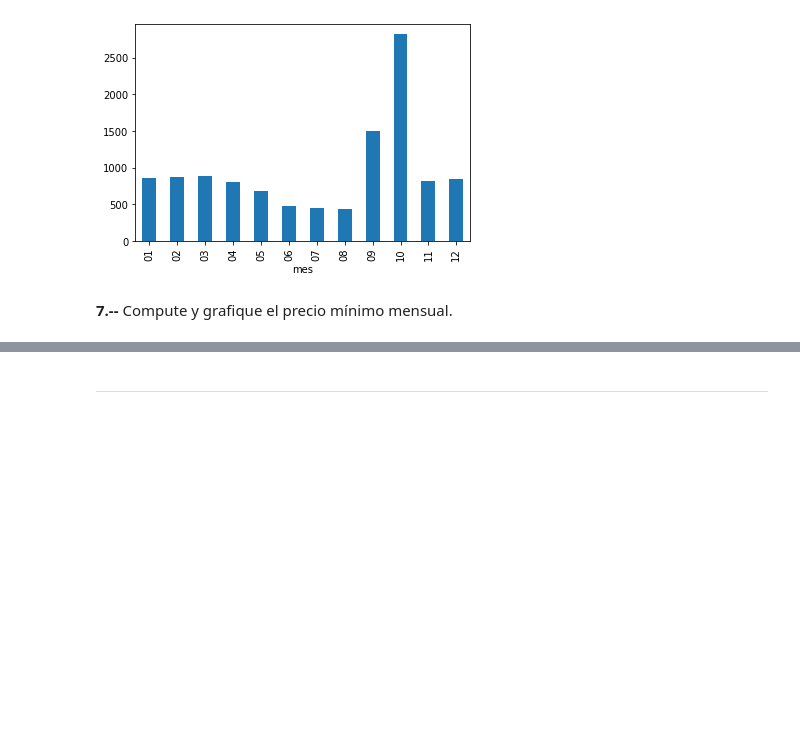
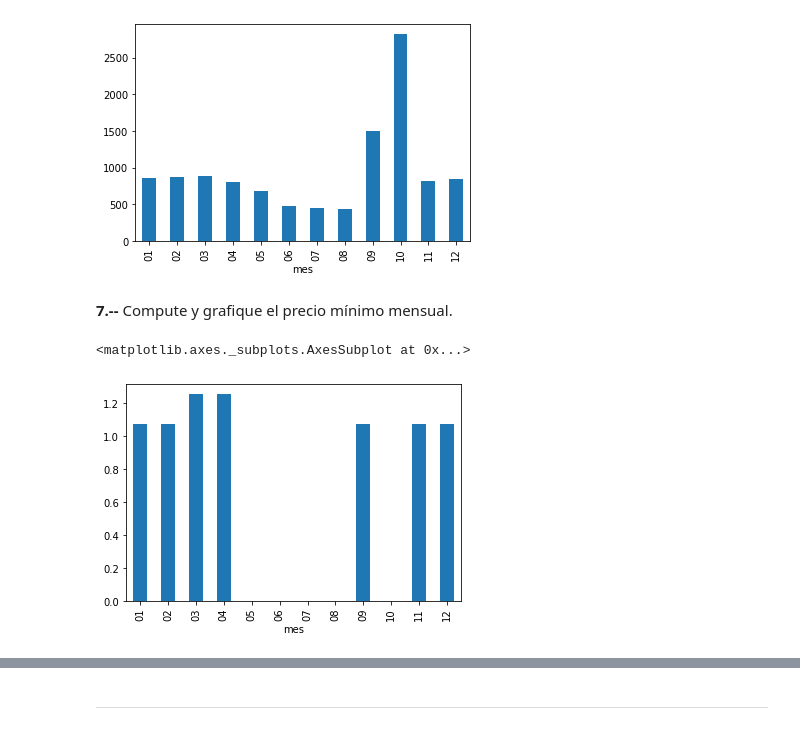
Before and after one commit to cda-2019-01/lab-analisis-exploratorio-de-datos-jgarciade, a Jupyter notebook: LAB-precios-electricidad.ipynb, the cells around one changed output, grey strips where cells are left out. Saved outputs shown, nothing was run; the diff lists cells and outputs as text; code cells hidden in the pictures; blank space fills up the shorter version.

```diff
--- a/LAB-precios-electricidad.ipynb
+++ b/LAB-precios-electricidad.ipynb
@@ -160,3 +160,8 @@ df_month.groupby('mes')['Precio'].apply(np.max).plot(kind='bar')
 [figure]
 # %% [markdown]
 **7.--** Compute y grafique el precio mínimo mensual.
+# %%
+df_month.groupby('mes')['Precio'].apply(np.min).plot(kind='bar')
+# %% [output]
+<matplotlib.axes._subplots.AxesSubplot at 0x...>
+[figure, added]
```
Also changed, not shown: parts of 4 cells of this notebook.
